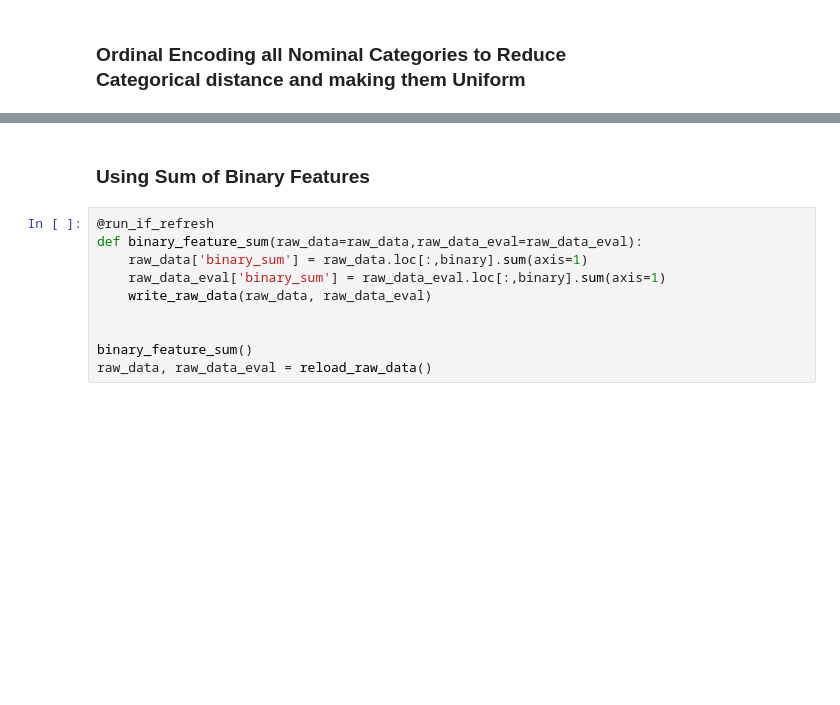
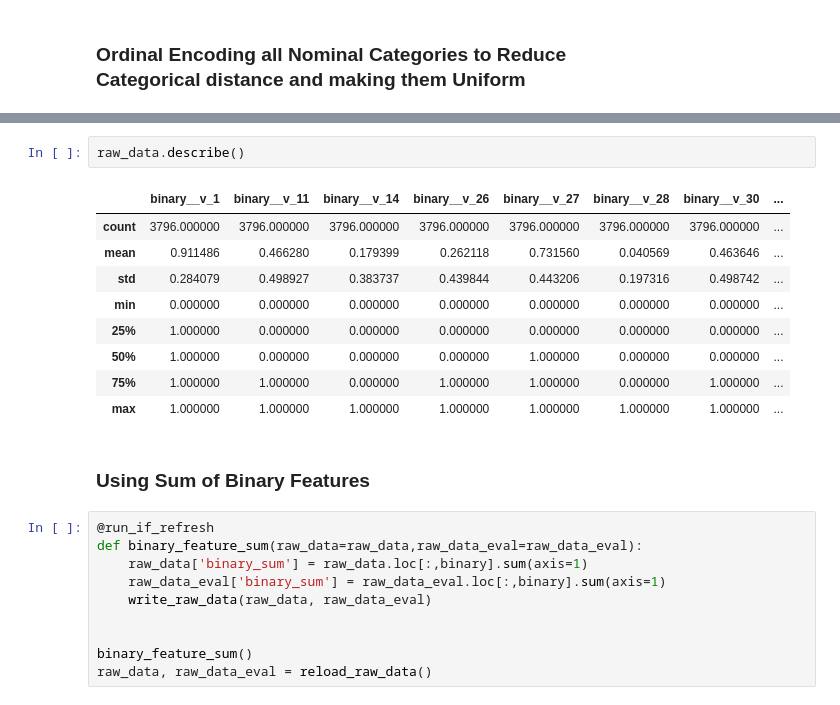
Before and after one commit to risan-raja/sdpiit, a Jupyter notebook: notebooks/sdpiitm-risan-raja-21f10000121.ipynb, the cells around one changed output, grey strips where cells are left out. Saved outputs shown, nothing was run; the diff lists cells and outputs as text; blank space fills up the shorter version.

```diff
--- a/notebooks/sdpiitm-risan-raja-21f10000121.ipynb
+++ b/notebooks/sdpiitm-risan-raja-21f10000121.ipynb
@@ -900,3 +968,15 @@ raw_data, raw_data_eval = reload_raw_data()
+# %%
+raw_data.describe()
+# %% [output]
+|  | binary__v_1 | binary__v_11 | binary__v_14 | binary__v_26 | binary__v_27 | binary__v_28 | binary__v_30 | ... |
+| count | 3796.000000 | 3796.000000 | 3796.000000 | 3796.000000 | 3796.000000 | 3796.000000 | 3796.000000 | ... |
+| mean | 0.911486 | 0.466280 | 0.179399 | 0.262118 | 0.731560 | 0.040569 | 0.463646 | ... |
+| std | 0.284079 | 0.498927 | 0.383737 | 0.439844 | 0.443206 | 0.197316 | 0.498742 | ... |
+| min | 0.000000 | 0.000000 | 0.000000 | 0.000000 | 0.000000 | 0.000000 | 0.000000 | ... |
+| 25% | 1.000000 | 0.000000 | 0.000000 | 0.000000 | 0.000000 | 0.000000 | 0.000000 | ... |
+| 50% | 1.000000 | 0.000000 | 0.000000 | 0.000000 | 1.000000 | 0.000000 | 0.000000 | ... |
+| 75% | 1.000000 | 1.000000 | 0.000000 | 1.000000 | 1.000000 | 0.000000 | 1.000000 | ... |
+| max | 1.000000 | 1.000000 | 1.000000 | 1.000000 | 1.000000 | 1.000000 | 1.000000 | ... |
 # %% [markdown]
 ### Using Sum of Binary Features
 # %%
```
Also changed, not shown: parts of 61 cells of this notebook, 3 other files.
